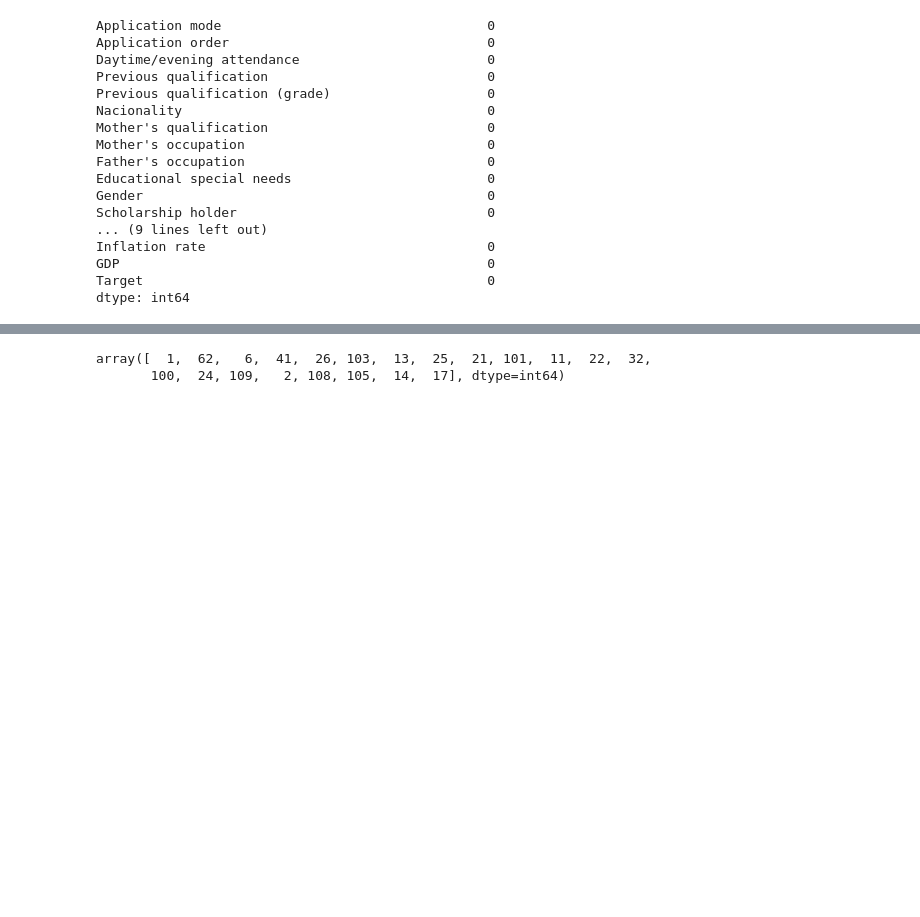
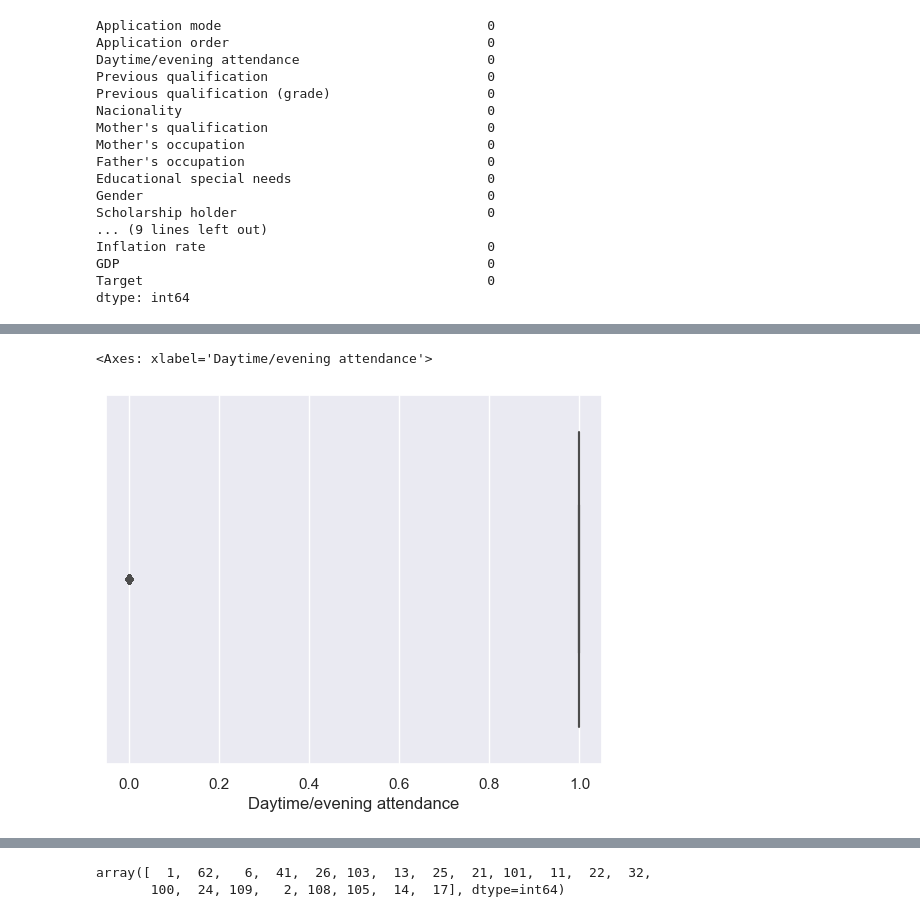
Before and after one commit to Alexandra-Mavrofoti/Alexandra_Mavrofoti_DPrepHDip_CA1, a Jupyter notebook: Alexandra_Mavrofoti_DPrepHDip_CA1_v2.ipynb, the cells around one changed output, grey strips where cells are left out. Cells and saved outputs as stored; diff of their text form; code cells hidden in the pictures; blank space fills up the shorter version.

```diff
--- a/Alexandra_Mavrofoti_DPrepHDip_CA1_v2.ipynb
+++ b/Alexandra_Mavrofoti_DPrepHDip_CA1_v2.ipynb
@@ -194,0 +231,5 @@ dtype: int64
+# %%
+sns.boxplot(x=new_df_student["Daytime/evening attendance"])
+# %% [output]
+<Axes: xlabel='Daytime/evening attendance'>
+[figure, added]
```
Also changed, not shown: parts of 30 cells of this notebook.
